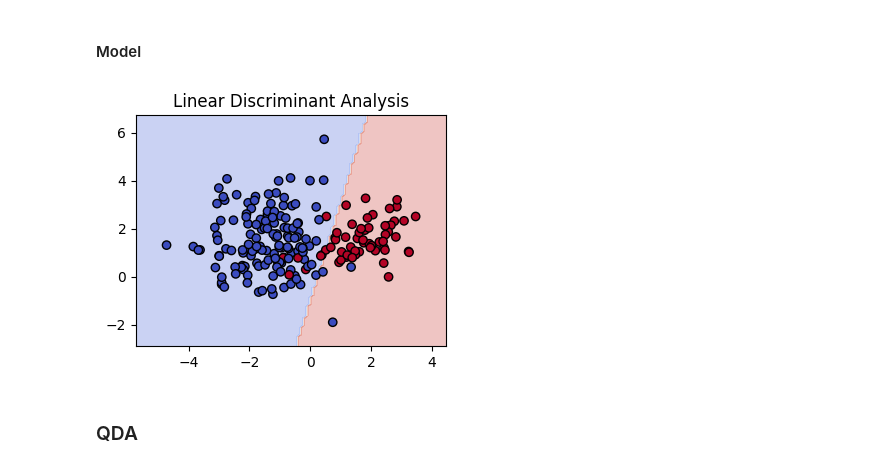
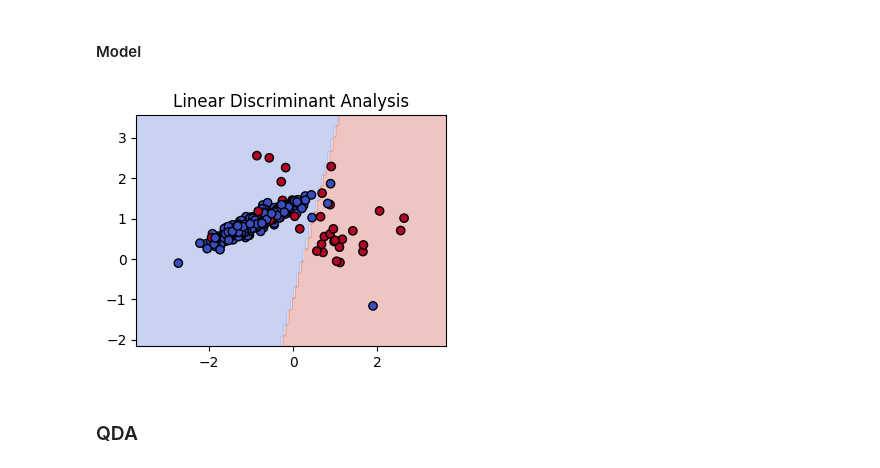
Before and after one commit to RodriCouto/ML_na_previsao_do_tempo_de_internato, a Jupyter notebook: ML_groupR.ipynb, the cells around one changed output. Drawn from its saved outputs; the diff is of its cells as text; code cells hidden in the pictures.

```diff
--- a/ML_groupR.ipynb
+++ b/ML_groupR.ipynb
@@ -185,24 +183,19 @@ df_lda.head()
 # %%
 X_lda, y_lda = df_lda.iloc[:, :-1].values, df_lda.iloc[:, -1].values
 
 X_train_lda, X_test_lda, y_train_lda, y_test_lda = train_test_split(X_lda, y_lda, test_size=0.3, random_state=42)
 
-# Train models
 lda = LinearDiscriminantAnalysis()
 
 lda.fit(X_train_lda, y_train_lda)
 
-# Predictions
 y_pred_lda = lda.predict(X_test_lda)
 
-# Accuracy
-acc_lda = accuracy_score(y_test_lda, y_pred_lda)
-
 plt.figure(figsize=(4,3))
-plot_decision_boundary(lda, X, y, "Linear Discriminant Analysis")
+plot_decision_boundary(lda, X_lda, y_lda, "Linear Discriminant Analysis")
 plt.show()
 # %% [output]
-[figure, old version]
+[figure, new version]
 # %% [markdown]
 ### QDA
 # %% [markdown]
```
Also changed, not shown: parts of 20 cells of this notebook.
